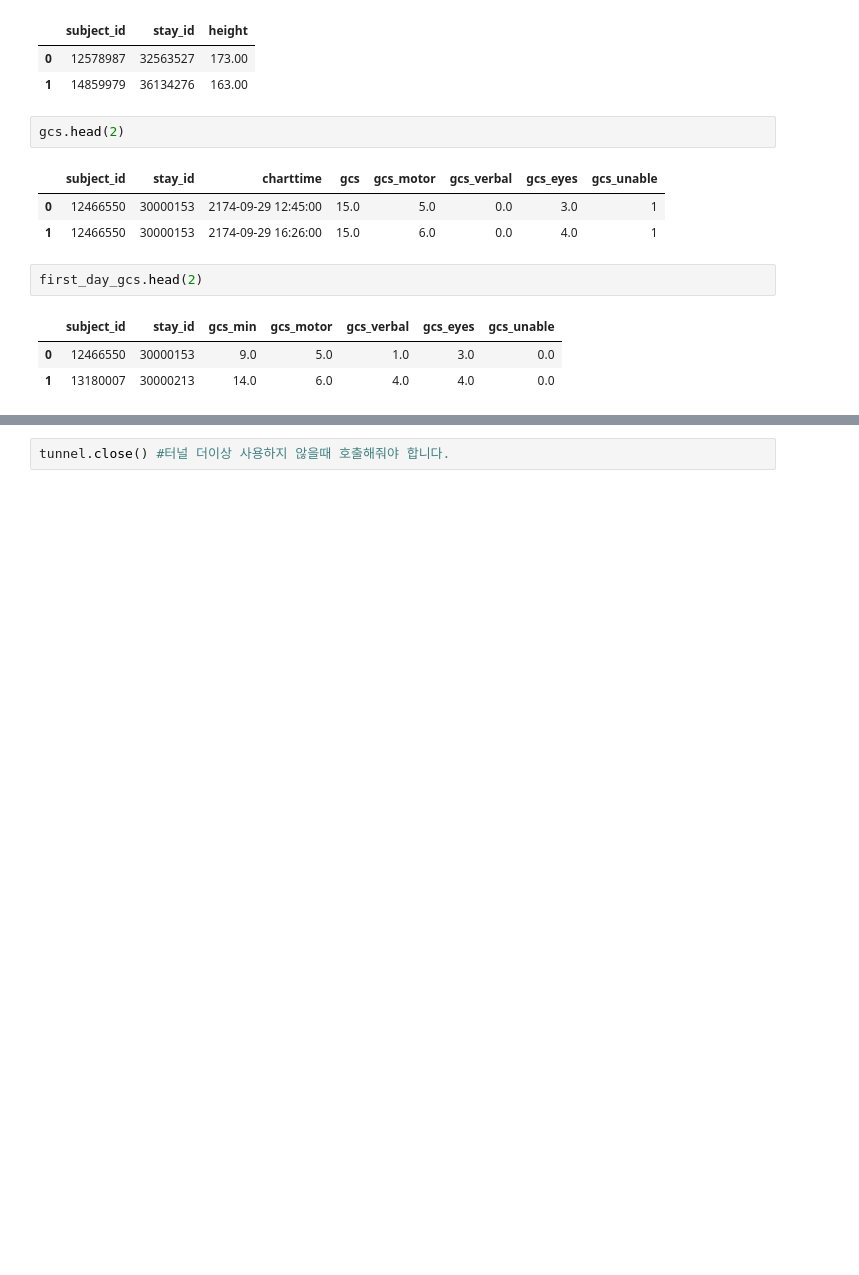
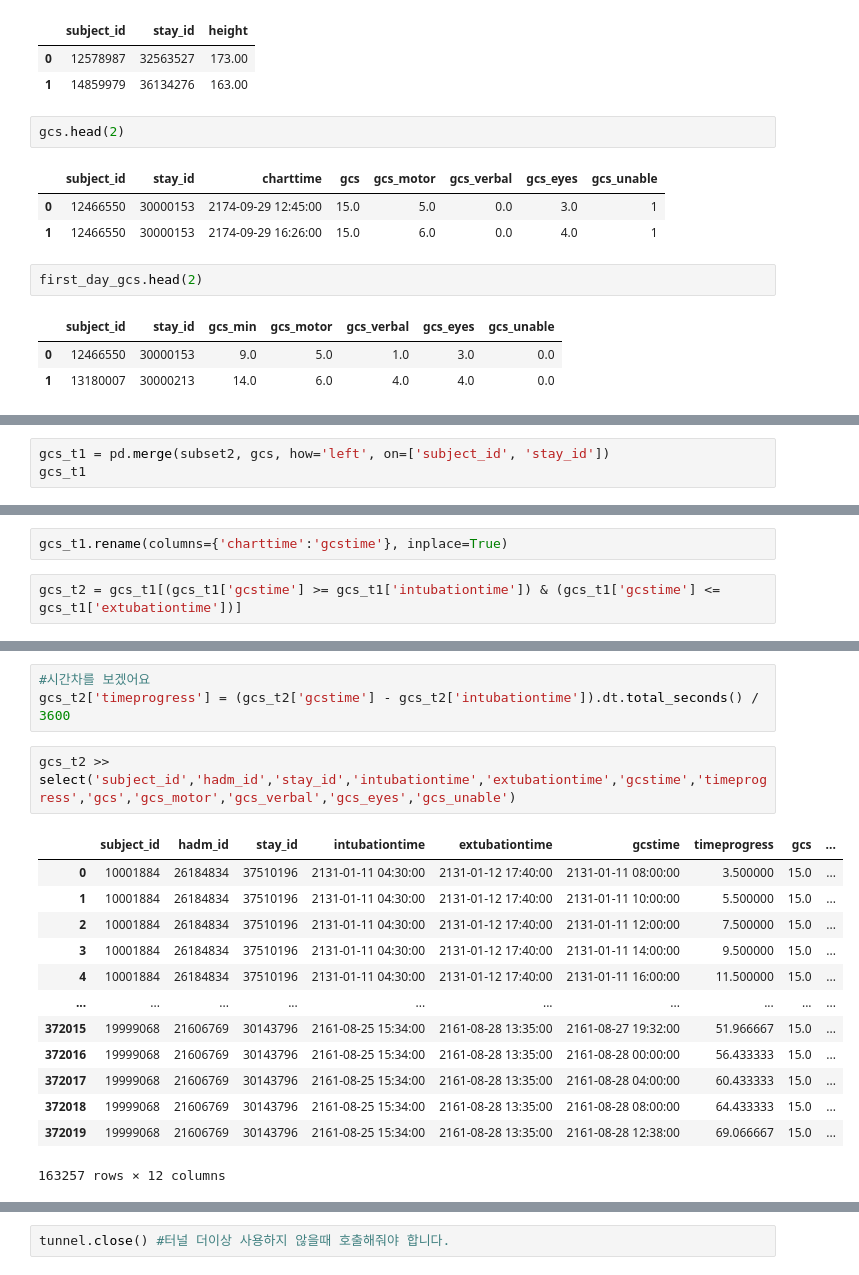
Before and after one commit to sujungleeml/P1_extubationfailure, a Jupyter notebook: 이수정/python_codes/dataext2_demographic.ipynb, the cells around one changed output, grey strips where cells are left out. Drawn from its saved outputs; the diff is of its cells as text; blank space fills up the shorter version.

```diff
--- a/이수정/python_codes/dataext2_demographic.ipynb
+++ b/이수정/python_codes/dataext2_demographic.ipynb
@@ -1228,0 +182,3 @@ ventilator_duration1_3 >> filter_by(X.outcome_step3 == 'unknown')
+# %%
+gcs_t1 = pd.merge(subset2, gcs, how='left', on=['subject_id', 'stay_id'])
+gcs_t1
@@ -1228,0 +199,4 @@ ventilator_duration1_3 >> filter_by(X.outcome_step3 == 'unknown')
+# %%
+gcs_t1.rename(columns={'charttime':'gcstime'}, inplace=True)
+# %%
+gcs_t2 = gcs_t1[(gcs_t1['gcstime'] >= gcs_t1['intubationtime']) & (gcs_t1['gcstime'] <= gcs_t1['extubationtime'])]
@@ -1228,0 +221,19 @@ ventilator_duration1_3 >> filter_by(X.outcome_step3 == 'unknown')
+# %%
+#시간차를 보겠어요
+gcs_t2['timeprogress'] = (gcs_t2['gcstime'] - gcs_t2['intubationtime']).dt.total_seconds() / 3600
+# %%
+gcs_t2 >> select('subject_id','hadm_id','stay_id','intubationtime','extubationtime','gcstime','timeprogress','gcs','gcs_motor','gcs_verbal','gcs_eyes','gcs_unable')
+# %% [output]
+|  | subject_id | hadm_id | stay_id | intubationtime | extubationtime | gcstime | timeprogress | gcs | ... |
+| 0 | 10001884 | 26184834 | 37510196 | 2131-01-11 04:30:00 | 2131-01-12 17:40:00 | 2131-01-11 08:00:00 | 3.500000 | 15.0 | ... |
+| 1 | 10001884 | 26184834 | 37510196 | 2131-01-11 04:30:00 | 2131-01-12 17:40:00 | 2131-01-11 10:00:00 | 5.500000 | 15.0 | ... |
+| 2 | 10001884 | 26184834 | 37510196 | 2131-01-11 04:30:00 | 2131-01-12 17:40:00 | 2131-01-11 12:00:00 | 7.500000 | 15.0 | ... |
+| 3 | 10001884 | 26184834 | 37510196 | 2131-01-11 04:30:00 | 2131-01-12 17:40:00 | 2131-01-11 14:00:00 | 9.500000 | 15.0 | ... |
+| 4 | 10001884 | 26184834 | 37510196 | 2131-01-11 04:30:00 | 2131-01-12 17:40:00 | 2131-01-11 16:00:00 | 11.500000 | 15.0 | ... |
+| ... | ... | ... | ... | ... | ... | ... | ... | ... | ... |
+| 372015 | 19999068 | 21606769 | 30143796 | 2161-08-25 15:34:00 | 2161-08-28 13:35:00 | 2161-08-27 19:32:00 | 51.966667 | 15.0 | ... |
+| 372016 | 19999068 | 21606769 | 30143796 | 2161-08-25 15:34:00 | 2161-08-28 13:35:00 | 2161-08-28 00:00:00 | 56.433333 | 15.0 | ... |
+| 372017 | 19999068 | 21606769 | 30143796 | 2161-08-25 15:34:00 | 2161-08-28 13:35:00 | 2161-08-28 04:00:00 | 60.433333 | 15.0 | ... |
+| 372018 | 19999068 | 21606769 | 30143796 | 2161-08-25 15:34:00 | 2161-08-28 13:35:00 | 2161-08-28 08:00:00 | 64.433333 | 15.0 | ... |
+| 372019 | 19999068 | 21606769 | 30143796 | 2161-08-25 15:34:00 | 2161-08-28 13:35:00 | 2161-08-28 12:38:00 | 69.066667 | 15.0 | ... |
+163257 rows × 12 columns
```
Also changed, not shown: parts of 137 cells of this notebook, 1 other file.
